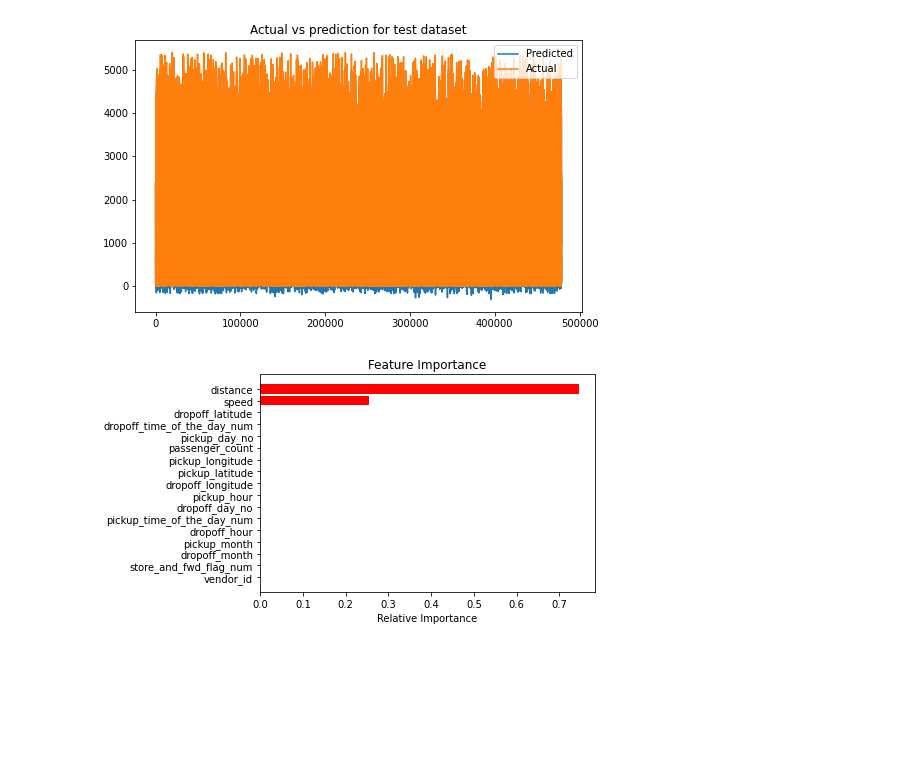
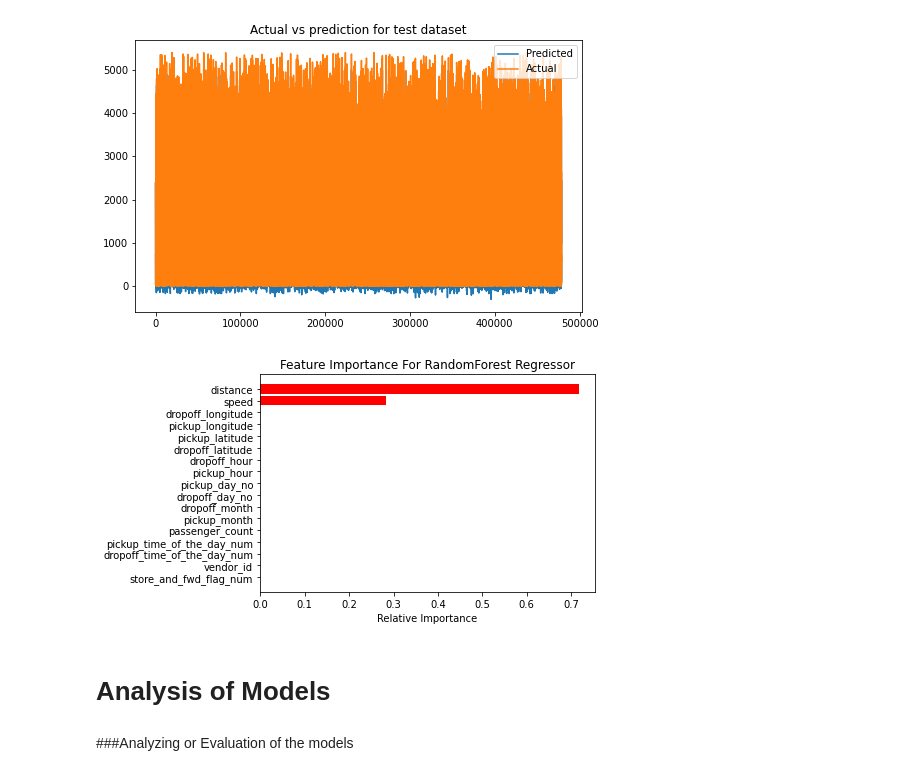
Before and after one commit to rubeshajith/NYC-taxi-trip-time-prediction, a Jupyter notebook: NYC_Taxi_Trip_Time_Prediction_Capstone_Project.ipynb, the cells around one changed output. Saved outputs shown, nothing was run; the diff lists cells and outputs as text; code cells hidden in the pictures; blank space fills up the shorter version.

```diff
--- a/NYC_Taxi_Trip_Time_Prediction_Capstone_Project.ipynb
+++ b/NYC_Taxi_Trip_Time_Prediction_Capstone_Project.ipynb
@@ -1130,6 +1066,6 @@ rf for raw data
 # %%
-regressor_rf_raw = RandomForestRegressor(n_jobs=-1)
-regressor_rf_raw.fit(X_train_ens, y_train_ens)
+regressor_rf = RandomForestRegressor(n_jobs=-1)
+regressor_rf.fit(X_train_ens, y_train_ens)
 # %% [output]
 RandomForestRegressor(n_jobs=-1)
 # %%
@@ -1286,14 +1228,20 @@ plt.show()
 [figure]
 # %%
 features = X_train_ens.columns
-importances = regressor_xgb.feature_importances_
-indices = np.argsort(importances)
+rf_importances = regressor_rf.feature_importances_
+indices_rf = np.argsort(rf_importances)
 # %%
-plt.title('Feature Importance')
-plt.barh(range(len(indices)), importances[indices], color='red', align='center')
-plt.yticks(range(len(indices)), [features[i] for i in indices])
+# plotting important features selected in randomforest regressor
+
+plt.title('Feature Importance For RandomForest Regressor')
+plt.barh(range(len(indices_rf)), rf_importances[indices_rf], color='red', align='center')
+plt.yticks(range(len(indices_rf)), [features[i] for i in indices_rf])
 plt.xlabel('Relative Importance')
 
 plt.show()
 # %% [output]
-[figure, old version]
+[figure, new version]
+# %% [markdown]
+# Analysis of Models
+# %% [markdown]
+###Analyzing or Evaluation of the models
```
Also changed, not shown: parts of 55 cells of this notebook.
